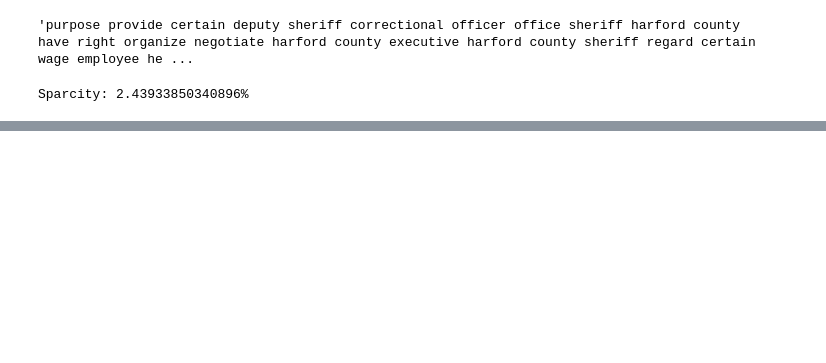
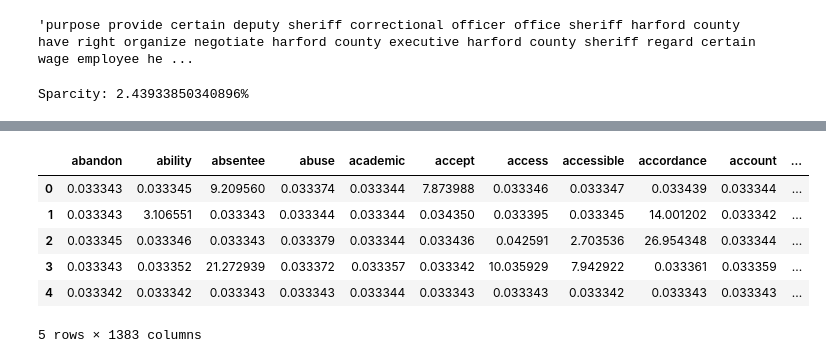
Before and after one commit to smwitkowski/Topic-Modeling-MD-Legislation, a Jupyter notebook: testing/Topic Model Testing - Sklearn.ipynb, the cells around one changed output, grey strips where cells are left out. Cells and saved outputs as stored; diff of their text form; code cells hidden in the pictures; blank space fills up the shorter version.

```diff
--- a/testing/Topic Model Testing - Sklearn.ipynb
+++ b/testing/Topic Model Testing - Sklearn.ipynb
@@ -78,0 +191,8 @@ Log Likelihood:  -1253867.27633045
+# %%
+best_lda_model = model.best_estimator_
+
+print("Best Model's Params: ", model.best_params_)
+
+print("Best Log Likelihood Score: ", model.best_score_)
+
+print("Model Perplexity: ", best_lda_model.perplexity(purpose_vectorized))
@@ -78,0 +223,14 @@ Log Likelihood:  -1253867.27633045
+# %%
+topic_keywords = pd.DataFrame(best_lda_model.components_)
+
+topic_keywords.columns = vectorizer.get_feature_names()
+
+topic_keywords.head()
+# %% [output]
+|  | abandon | ability | absentee | abuse | academic | accept | access | accessible | accordance | account | ... |
+| 0 | 0.033343 | 0.033345 | 9.209560 | 0.033374 | 0.033344 | 7.873988 | 0.033346 | 0.033347 | 0.033439 | 0.033344 | ... |
+| 1 | 0.033343 | 3.106551 | 0.033343 | 0.033344 | 0.033344 | 0.034350 | 0.033395 | 0.033345 | 14.001202 | 0.033342 | ... |
+| 2 | 0.033345 | 0.033346 | 0.033343 | 0.033379 | 0.033344 | 0.033436 | 0.042591 | 2.703536 | 26.954348 | 0.033344 | ... |
+| 3 | 0.033343 | 0.033352 | 21.272939 | 0.033372 | 0.033357 | 0.033342 | 10.035929 | 7.942922 | 0.033361 | 0.033359 | ... |
+| 4 | 0.033342 | 0.033342 | 0.033343 | 0.033343 | 0.033344 | 0.033343 | 0.033343 | 0.033342 | 0.033343 | 0.033343 | ... |
+5 rows × 1383 columns
```
Also changed, not shown: parts of 16 cells of this notebook, 2 other files.
